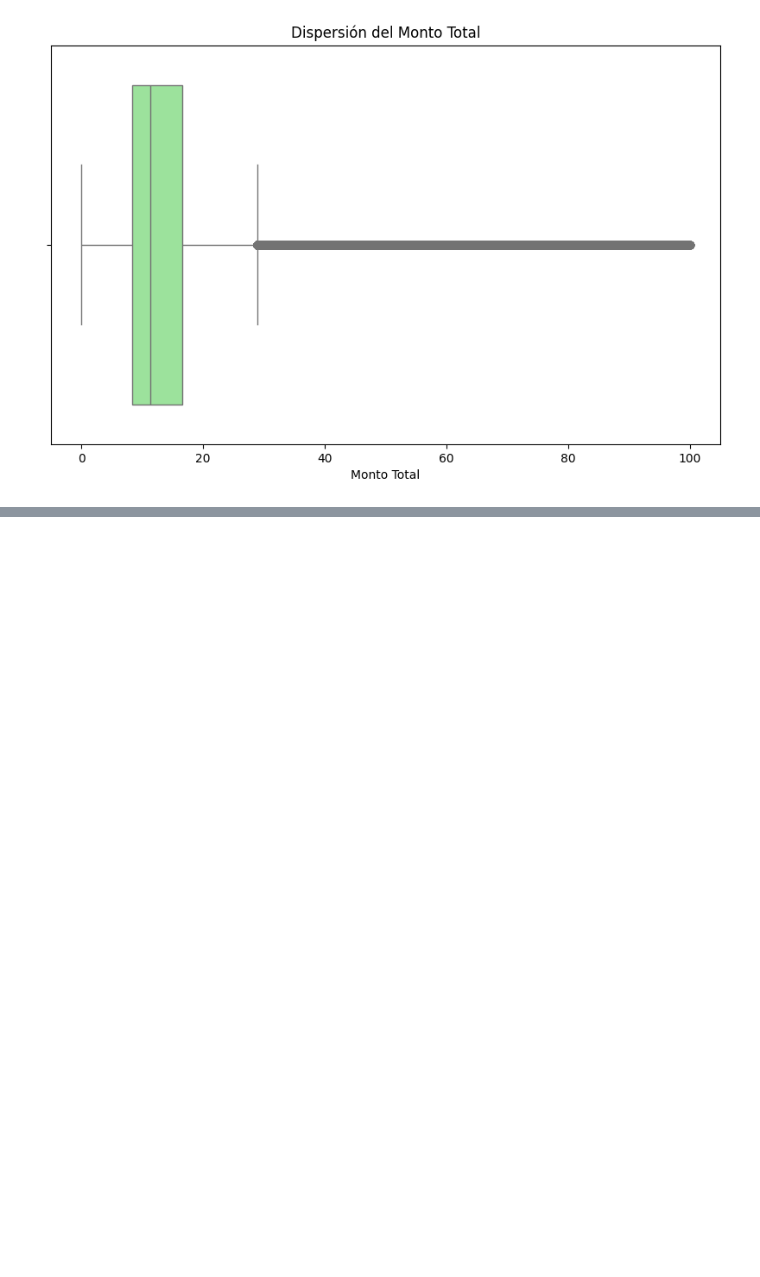
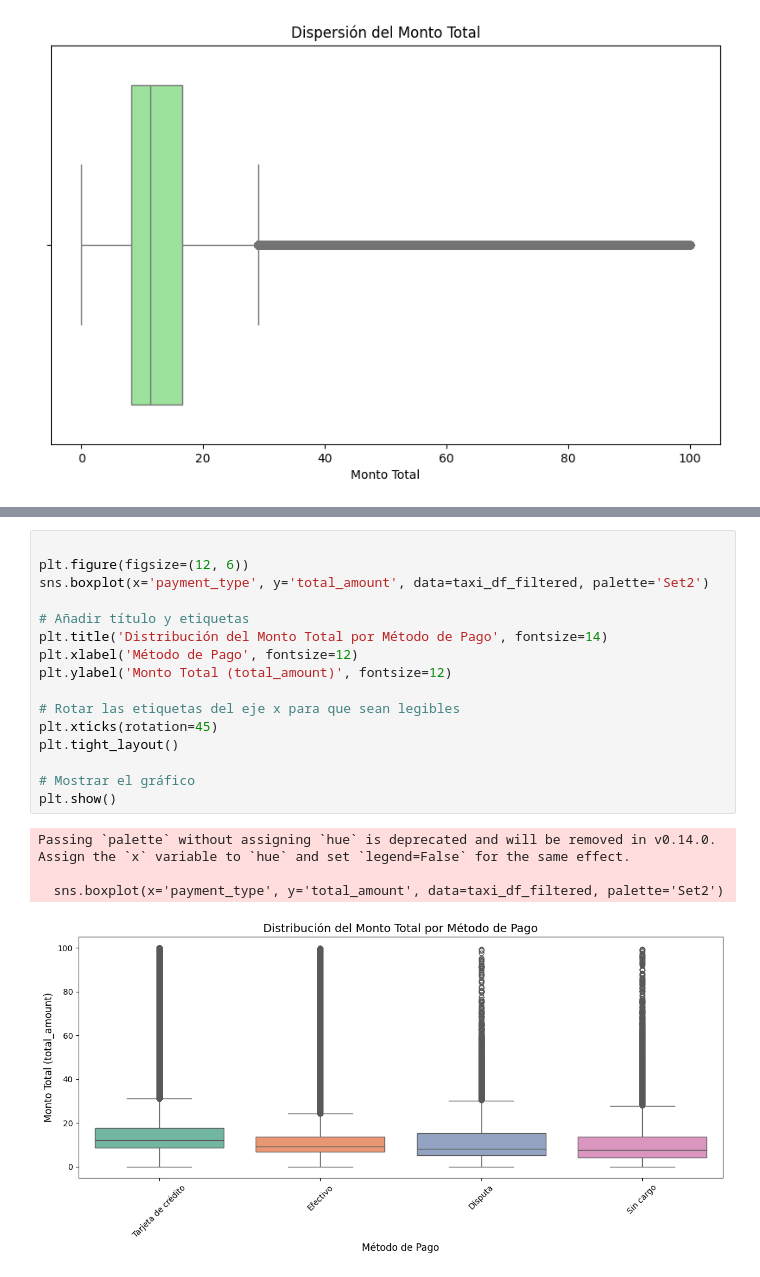
Before and after one commit to yeisondelatorre/ML_trabajofinal, a Jupyter notebook: _sources/notebooks.ipynb, the cells around one changed output, grey strips where cells are left out. Drawn from its saved outputs; the diff is of its cells as text; blank space fills up the shorter version.

```diff
--- a/_sources/notebooks.ipynb
+++ b/_sources/notebooks.ipynb
@@ -638,0 +690,21 @@ Correlación entre total_amount y Duration_seconds: 0.13001221992155151
+# %%
+
+plt.figure(figsize=(12, 6))
+sns.boxplot(x='payment_type', y='total_amount', data=taxi_df_filtered, palette='Set2')
+
+# Añadir título y etiquetas
+plt.title('Distribución del Monto Total por Método de Pago', fontsize=14)
+plt.xlabel('Método de Pago', fontsize=12)
+plt.ylabel('Monto Total (total_amount)', fontsize=12)
+
+# Rotar las etiquetas del eje x para que sean legibles
+plt.xticks(rotation=45)
+plt.tight_layout()
+
+# Mostrar el gráfico
+plt.show()
+# %% [output]
+Passing `palette` without assigning `hue` is deprecated and will be removed in v0.14.0. Assign the `x` variable to `hue` and set `legend=False` for the same effect.
+
+  sns.boxplot(x='payment_type', y='total_amount', data=taxi_df_filtered, palette='Set2')
+[figure, added]
```
Also changed, not shown: parts of 11 cells of this notebook, 4 other files.
